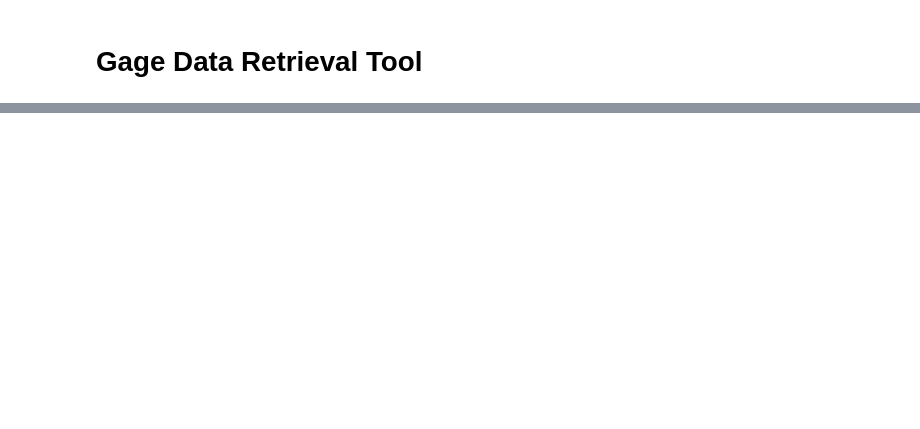
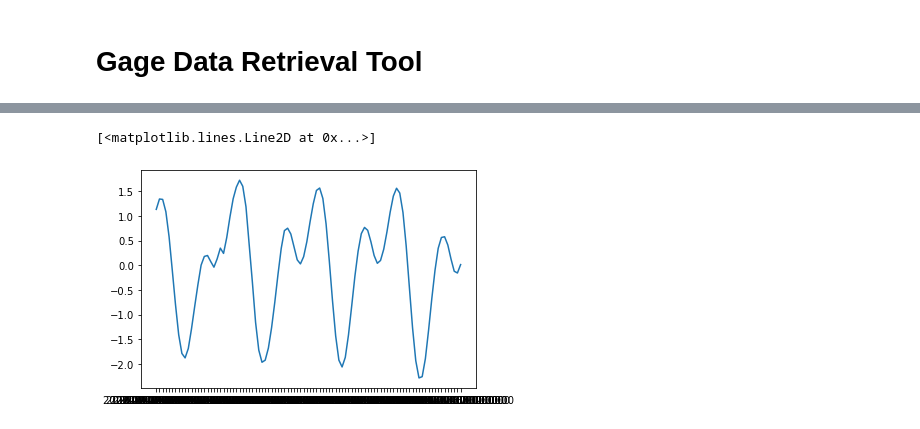
Before and after one commit to dfertitta/hhc_tools, a Jupyter notebook: gage_downloader.ipynb, the cells around one changed output, grey strips where cells are left out. Drawn from its saved outputs; the diff is of its cells as text; code cells hidden in the pictures; blank space fills up the shorter version.

```diff
--- a/gage_downloader.ipynb
+++ b/gage_downloader.ipynb
@@ -970,3 +1010,10 @@ display(tab)
 #
 #load_ras_results_button.on_click(load_ras_results)
 #display(load_ras_results_button)
+# %%
+time_test,zeta_test=hhc_tools.get_adcirc_time_series(28.400239,-83.139784,'D:/hhc_tools/surge/2021/elsa/25/nhcConsensus/fort.63.nc',units='ft')
+# %%
+plt.plot(time_test,zeta_test)
+# %% [output]
+[<matplotlib.lines.Line2D at 0x...>]
+[figure, added]
```
Also changed, not shown: parts of 3 cells of this notebook, 2 other files.
